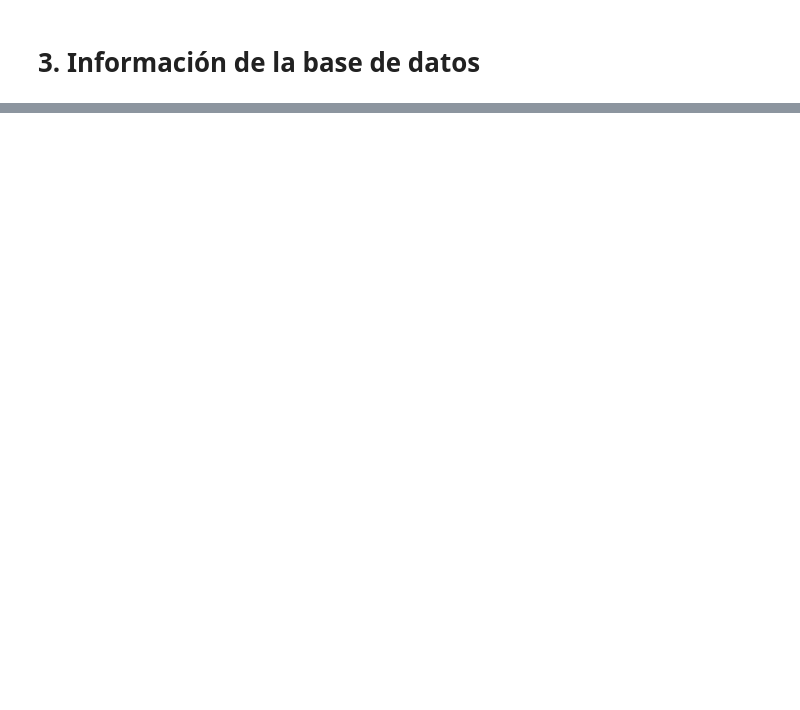
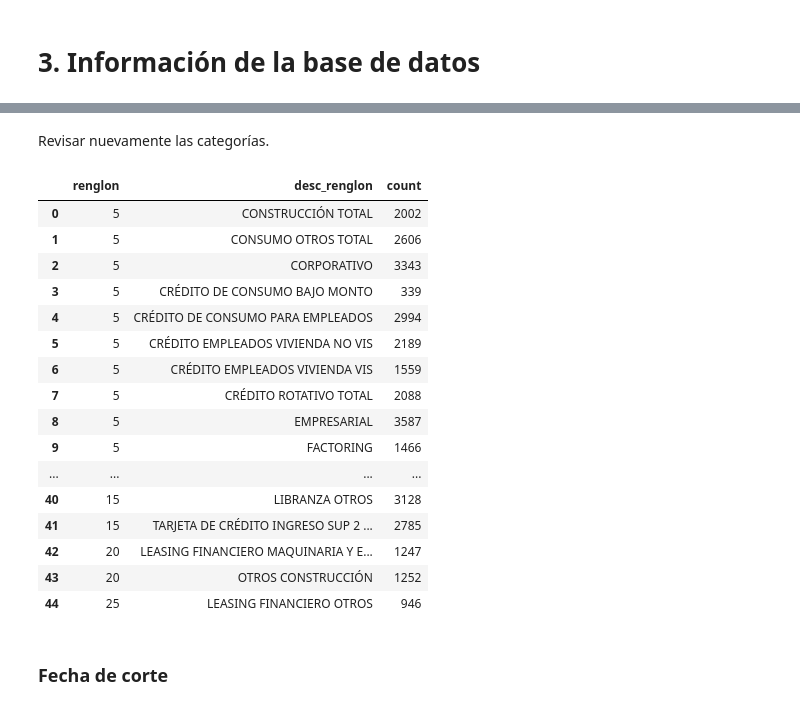
Before and after one commit to AlexanderBedoyaC/no_supervisado, a Jupyter notebook: 1. Limpieza y Transformación.ipynb, the cells around one changed output, grey strips where cells are left out. Drawn from its saved outputs; the diff is of its cells as text; code cells hidden in the pictures; blank space fills up the shorter version.

```diff
--- a/1. Limpieza y Transformación.ipynb
+++ b/1. Limpieza y Transformación.ipynb
@@ -133,0 +143,43 @@ df.groupby(['año'], dropna=False)[['codigo_dane']].count().rename(columns={'cod
+# %%
+#Definir diccionario de valores a reemplazar
+dict_reemp = {
+    'CONSTRUCCION TOTAL': 'CONSTRUCCIÓN TOTAL',
+    'LEASING FINAN FINAN INMUEBLES DIF HABITA':'LEASING FINANCIERO INMUEBLES DIF HABITA',
+    'TARJ. DE CREDITO HASTA 2 SMMLV':'TARJETA DE CRÉDITO INGRESO HASTA 2 SMMLV',
+    'CONTRU DE PROYRCTOS DE VIVIENDA':'CONSTRUCCIÓN DE PROYECTOS DE VIVIENDA',
+    'CONTRUCCIÓN DE PROYECTOS DE VIVIENDA':'CONSTRUCCIÓN DE PROYECTOS DE VIVIENDA',
+    'LEASIN FINANCI FINANCICACION VEHICULOS':'LEASING FINANCIERO VEHÍCULOS',
+    'TARJ. DE CREDITO SUP2 SMMLV':'TARJETA DE CRÉDITO INGRESO SUP 2 SMMLV',
+    'LEASING FINAN FINAN MAQUI Y EQUIPOS':'LEASING FINANCIERO MAQUINARIA Y EQUIPOS',
+    'OTROS CONSTRUCCION':'OTROS CONSTRUCCIÓN', 'LEASING FINANCIEROS OTROS':'LEASING FINANCIERO OTROS',
+    'LEASING FINANCIERO INMUEBLES DIF  HABITA':'LEASING FINANCIERO INMUEBLES DIF HABITA'
+}
+#Reemplazar valores
+df.desc_renglon = df.desc_renglon.replace(dict_reemp)
+#Corregir otras palabras
+df.desc_renglon = df.desc_renglon.apply(lambda x: x.replace('CREDITOS', 'CRÉDITO').replace('CREDITO','CRÉDITOS').replace('CRÉDITOS','CRÉDITO').replace('PROYACTOS', 'PROYECTOS').replace('FINANCIACION', 'FINANCIACIÓN').replace('VEHICULOS', 'VEHÍCULOS'))
+# %% [markdown]
+Revisar nuevamente las categorías.
+# %%
+b3 = df.groupby(['renglon', 'desc_renglon'], dropna=False)[['renglon']].count().rename(columns={'renglon':'count'}).reset_index()
+display(b3.style.set_properties(**{'text-align': 'left'}))
+# %% [output]
+|  | renglon | desc_renglon | count |
+| 0 | 5 | CONSTRUCCIÓN TOTAL | 2002 |
+| 1 | 5 | CONSUMO OTROS TOTAL | 2606 |
+| 2 | 5 | CORPORATIVO | 3343 |
+| 3 | 5 | CRÉDITO DE CONSUMO BAJO MONTO | 339 |
+| 4 | 5 | CRÉDITO DE CONSUMO PARA EMPLEADOS | 2994 |
+| 5 | 5 | CRÉDITO EMPLEADOS VIVIENDA NO VIS | 2189 |
+| 6 | 5 | CRÉDITO EMPLEADOS VIVIENDA VIS | 1559 |
+| 7 | 5 | CRÉDITO ROTATIVO TOTAL | 2088 |
+| 8 | 5 | EMPRESARIAL | 3587 |
+| 9 | 5 | FACTORING | 1466 |
+| ... | ... | ... | ... |
+| 40 | 15 | LIBRANZA OTROS | 3128 |
+| 41 | 15 | TARJETA DE CRÉDITO INGRESO SUP 2 ... | 2785 |
+| 42 | 20 | LEASING FINANCIERO MAQUINARIA Y E... | 1247 |
+| 43 | 20 | OTROS CONSTRUCCIÓN | 1252 |
+| 44 | 25 | LEASING FINANCIERO OTROS | 946 |
+# %% [markdown]
+### Fecha de corte
```
Also changed, not shown: parts of 66 cells of this notebook, 5 other files.
